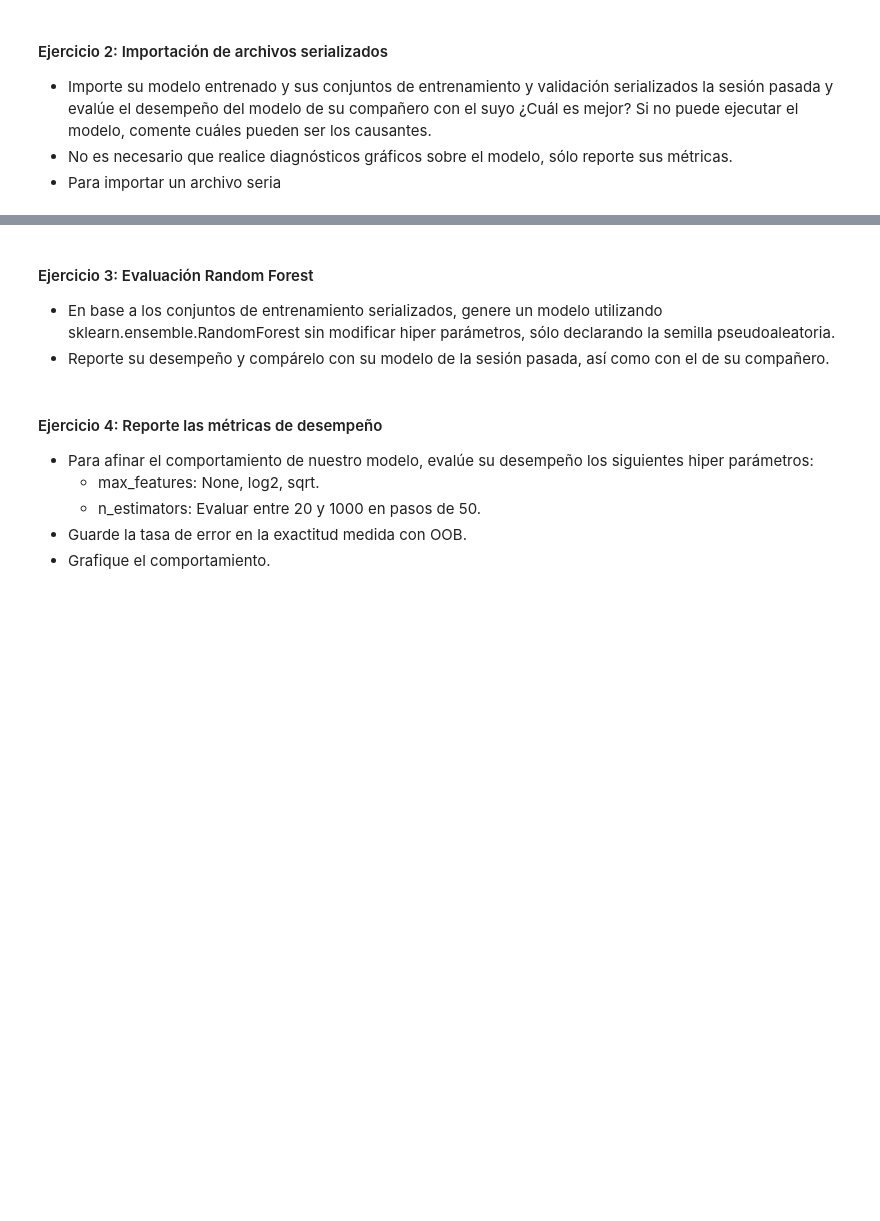
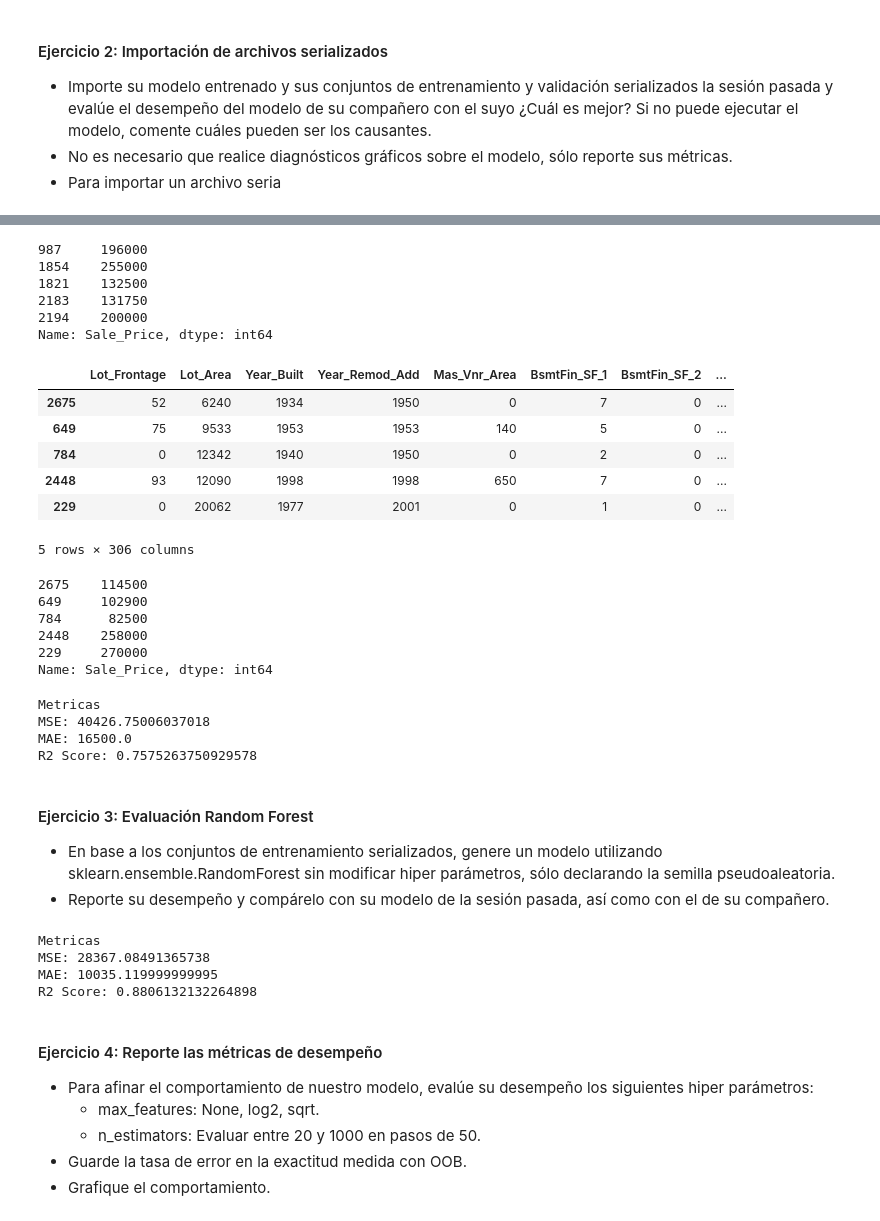
Before and after one commit to Denniels/Machine_Learning, a Jupyter notebook: Algoritmos_de_Ensamble/Desafio_Random_Forest.ipynb, the cells around one changed output, grey strips where cells are left out. Saved outputs shown, nothing was run; the diff lists cells and outputs as text; code cells hidden in the pictures; blank space fills up the shorter version.

```diff
--- a/Algoritmos_de_Ensamble/Desafio_Random_Forest.ipynb
+++ b/Algoritmos_de_Ensamble/Desafio_Random_Forest.ipynb
@@ -69,3 +84,43 @@ pickle_model = pickle.load(open("archivos/daniel-mardones-actividad07.sav","rb")
+# %%
+y_tra_pickle.head()
+# %% [output]
+987     196000
+1854    255000
+1821    132500
+2183    131750
+2194    200000
+Name: Sale_Price, dtype: int64
+# %%
+X_te_pickle.head()
+# %% [output]
+|  | Lot_Frontage | Lot_Area | Year_Built | Year_Remod_Add | Mas_Vnr_Area | BsmtFin_SF_1 | BsmtFin_SF_2 | ... |
+| 2675 | 52 | 6240 | 1934 | 1950 | 0 | 7 | 0 | ... |
+| 649 | 75 | 9533 | 1953 | 1953 | 140 | 5 | 0 | ... |
+| 784 | 0 | 12342 | 1940 | 1950 | 0 | 2 | 0 | ... |
+| 2448 | 93 | 12090 | 1998 | 1998 | 650 | 7 | 0 | ... |
+| 229 | 0 | 20062 | 1977 | 2001 | 0 | 1 | 0 | ... |
+5 rows × 306 columns
+# %%
+y_te_pickle.head()
+# %% [output]
+2675    114500
+649     102900
+784      82500
+2448    258000
+229     270000
+Name: Sale_Price, dtype: int64
+# %%
+y_hat = pickle_dms.predict(X_te_pickle)
+
+print(f'''Metricas
+MSE: {np.sqrt(mean_squared_error(y_te_pickle, y_hat))}
+MAE: {median_absolute_error(y_te_pickle, y_hat)}
+R2 Score: {r2_score(y_te_pickle, y_hat)}''')
+# %% [output]
+Metricas
+MSE: 40426.75006037018
+MAE: 16500.0
+R2 Score: 0.7575263750929578
 # %% [markdown]
 #### Ejercicio 3: Evaluación Random Forest
 - En base a los conjuntos de entrenamiento serializados, genere un modelo utilizando
@@ -76,3 +133,15 @@ pickle_model = pickle.load(open("archivos/daniel-mardones-actividad07.sav","rb")
+# %%
+y_hat_rf = random_forest.predict(X_te_pickle)
+
+print(f'''Metricas
+MSE: {np.sqrt(mean_squared_error(y_te_pickle, y_hat_rf))}
+MAE: {median_absolute_error(y_te_pickle, y_hat_rf)}
+R2 Score: {r2_score(y_te_pickle, y_hat_rf)}''')
+# %% [output]
+Metricas
+MSE: 28367.08491365738
+MAE: 10035.119999999995
+R2 Score: 0.8806132132264898
 # %% [markdown]
 #### Ejercicio 4: Reporte las métricas de desempeño
 - Para afinar el comportamiento de nuestro modelo, evalúe su desempeño los
```
Also changed, not shown: parts of 10 cells of this notebook, 18 other files.
